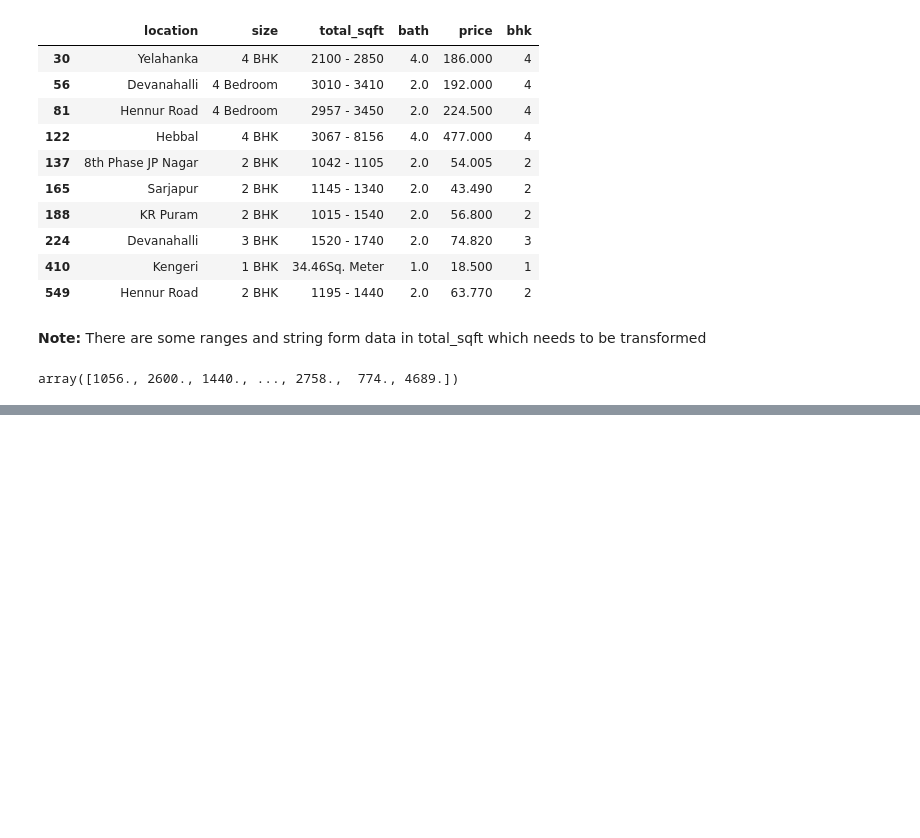
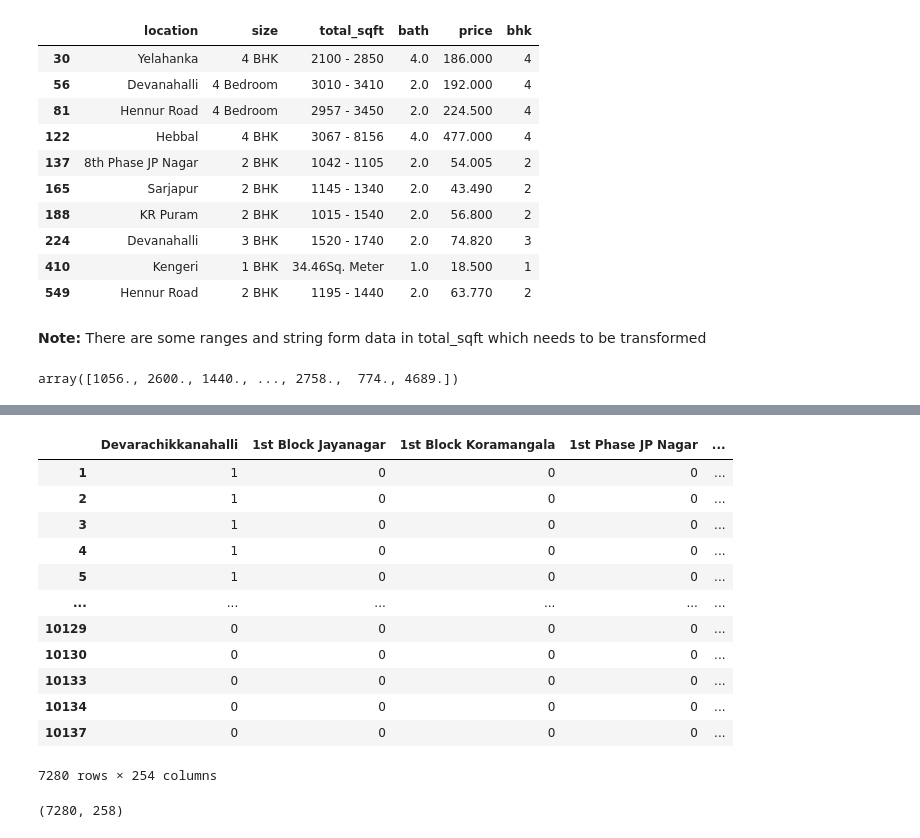
Before and after one commit to shahroz-dev/Machine-Learning-Based-Real-Estate-Price-Prediction, a Jupyter notebook: Machine_Learning_Based_Real_Estate_Price_Prediction.ipynb, the cells around one changed output, grey strips where cells are left out. Saved outputs shown, nothing was run; the diff lists cells and outputs as text; code cells hidden in the pictures; blank space fills up the shorter version.

```diff
--- a/Machine_Learning_Based_Real_Estate_Price_Prediction.ipynb
+++ b/Machine_Learning_Based_Real_Estate_Price_Prediction.ipynb
@@ -157,0 +315,4 @@ array([1056., 2600., 1440., ..., 2758.,  774., 4689.])
+# %%
+# remove the size and price_per_sqft features from the dataframe
+df8 = df7.drop(['size', 'price_per_sqft'], axis='columns')
+df8.head()
@@ -157,0 +326,23 @@ array([1056., 2600., 1440., ..., 2758.,  774., 4689.])
+# %%
+# Get dummy variables for locaation category feature
+dummies = pd.get_dummies(df8['location'])
+dummies
+# %% [output]
+|  | Devarachikkanahalli | 1st Block Jayanagar | 1st Block Koramangala | 1st Phase JP Nagar | ... |
+| 1 | 1 | 0 | 0 | 0 | ... |
+| 2 | 1 | 0 | 0 | 0 | ... |
+| 3 | 1 | 0 | 0 | 0 | ... |
+| 4 | 1 | 0 | 0 | 0 | ... |
+| 5 | 1 | 0 | 0 | 0 | ... |
+| ... | ... | ... | ... | ... | ... |
+| 10129 | 0 | 0 | 0 | 0 | ... |
+| 10130 | 0 | 0 | 0 | 0 | ... |
+| 10133 | 0 | 0 | 0 | 0 | ... |
+| 10134 | 0 | 0 | 0 | 0 | ... |
+| 10137 | 0 | 0 | 0 | 0 | ... |
+7280 rows × 254 columns
+# %%
+df9 = pd.concat([df8, dummies.drop('other', axis='columns')], axis='columns') # other location is drop
+df9.shape
+# %% [output]
+(7280, 258)
```
Also changed, not shown: parts of 39 cells of this notebook.
